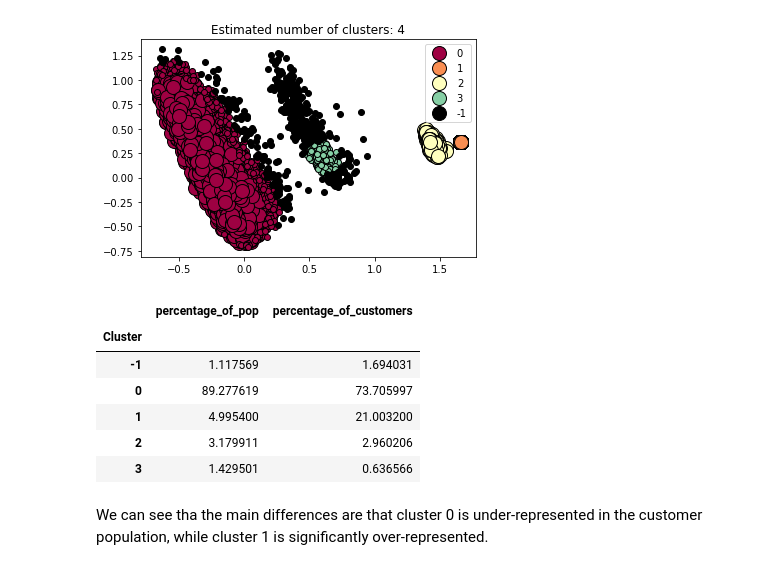
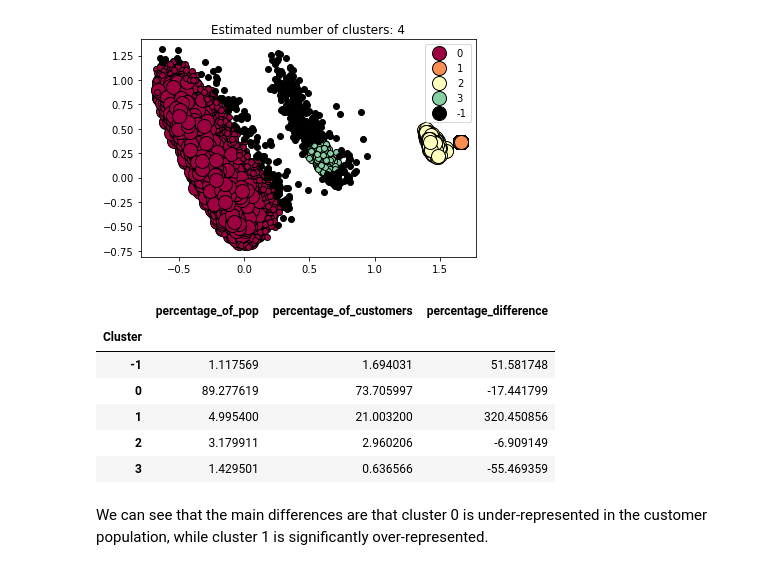
Before and after one commit to WareClatts/Capstone_Project, a Jupyter notebook: Arvato cleaned.ipynb, the cells around one changed output. Cells and saved outputs as stored; diff of their text form; code cells hidden in the pictures.

```diff
--- a/Arvato cleaned.ipynb
+++ b/Arvato cleaned.ipynb
@@ -753,7 +753,7 @@ from sklearn.cluster import KMeans
 # %%
 ## Let it find number of clusters itself:
 clusters_inertia = []
-for i in range(1, 8):
+for i in range(1, 10):
     print(f'Fitting to {i} clusters')
     kmeans = KMeans(n_clusters = i, init = "k-means++", random_state=1)
     kmeans.fit(gen_pop_mca_results)
@@ -832,23 +849,24 @@ Estimated number of noise points: 487
 # %%
 cust_clustered = customer_mca_results.copy(deep=True)
 cust_clustered.loc[:,'Cluster'] = mca_clusters.labels_ # append labels to points
 total = cust_clustered.shape[0]
 
 temp = cust_clustered.groupby('Cluster').size().to_frame()
 temp.columns = ["customer_DBSCAN_size"]
 DBSCAN_clust_sizes["customer_DBSCAN_size"] = temp["customer_DBSCAN_size"]
 DBSCAN_clust_sizes['percentage_of_customers'] = 100*(DBSCAN_clust_sizes["customer_DBSCAN_size"]/total)
-DBSCAN_clust_sizes[['percentage_of_pop', 'percentage_of_customers']]
+DBSCAN_clust_sizes['percentage_difference'] = 100*(DBSCAN_clust_sizes['percentage_of_customers']-DBSCAN_clust_sizes['percentage_of_pop'])/DBSCAN_clust_sizes['percentage_of_pop']
+DBSCAN_clust_sizes[['percentage_of_pop', 'percentage_of_customers', 'percentage_difference']]
 # %% [output]
-|  | percentage_of_pop | percentage_of_customers |
-| Cluster |  |  |
-| -1 | 1.117569 | 1.694031 |
-| 0 | 89.277619 | 73.705997 |
-| 1 | 4.995400 | 21.003200 |
-| 2 | 3.179911 | 2.960206 |
-| 3 | 1.429501 | 0.636566 |
+|  | percentage_of_pop | percentage_of_customers | percentage_difference |
+| Cluster |  |  |  |
+| -1 | 1.117569 | 1.694031 | 51.581748 |
+| 0 | 89.277619 | 73.705997 | -17.441799 |
+| 1 | 4.995400 | 21.003200 | 320.450856 |
+| 2 | 3.179911 | 2.960206 | -6.909149 |
+| 3 | 1.429501 | 0.636566 | -55.469359 |
 # %% [markdown]
-We can see tha the main differences are that cluster 0 is under-represented in the customer population, while cluster 1 is significantly over-represented.
+We can see that the main differences are that cluster 0 is under-represented in the customer population, while cluster 1 is significantly over-represented.
 # %%
 pca_clusters = DBSCAN(eps=0.5, min_samples=100).fit(gen_pop_pca_results)
 DBSCAN_processing(pca_clusters, gen_pop_pca_results)
```
Also changed, not shown: parts of 17 cells of this notebook, 1 other file.
